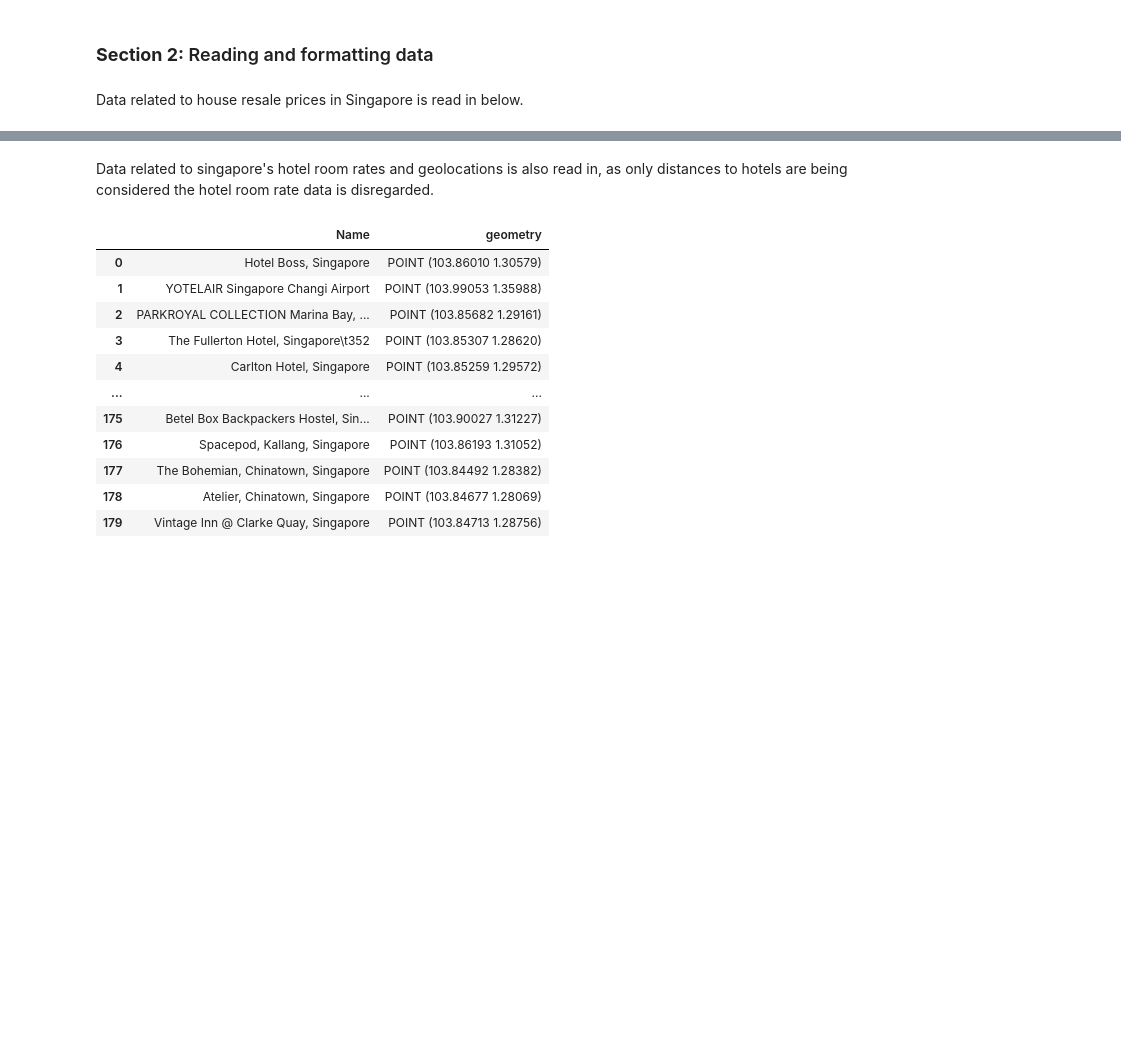
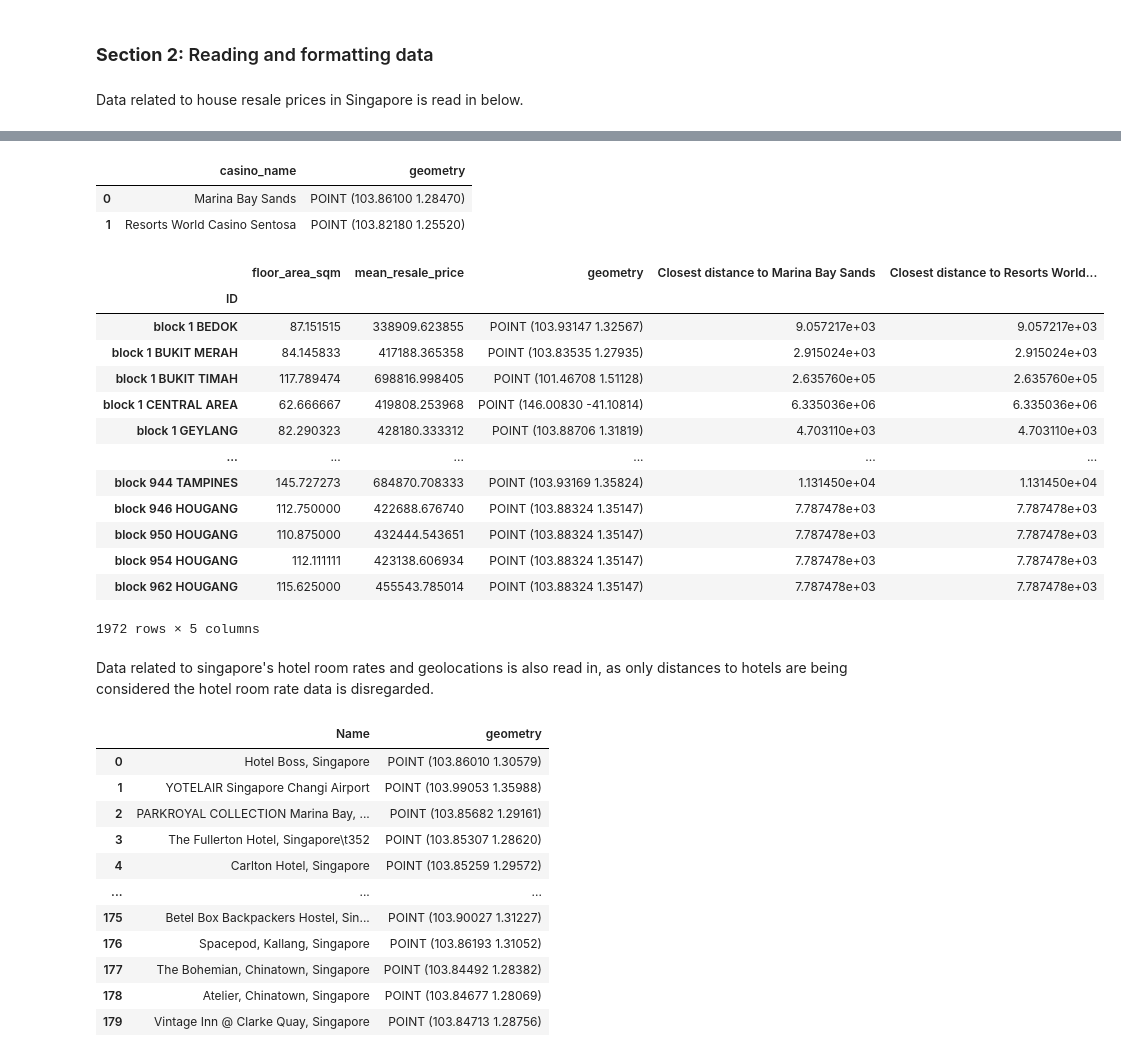
Before and after one commit to Ankur1995/AnkurShankerDissertation, a Jupyter notebook: Singapore housing data extraction [Ankur Shanker].ipynb, the cells around one changed output, grey strips where cells are left out. Drawn from its saved outputs; the diff is of its cells as text; code cells hidden in the pictures; blank space fills up the shorter version.

```diff
--- a/Singapore housing data extraction [Ankur Shanker].ipynb
+++ b/Singapore housing data extraction [Ankur Shanker].ipynb
@@ -60,0 +218,5 @@ singapore_2000_onwards
+# %%
+singapore_2000_onwards['x'] = xValues
+singapore_2000_onwards['y'] = yValues
+
+singapore_2000_onwards.dropna(inplace=True)
@@ -60,0 +238,4 @@ singapore_2000_onwards
+# %%
+singapore_2000_onwards = gpd.GeoDataFrame(singapore_2000_onwards, geometry=gpd.points_from_xy(singapore_2000_onwards['y'], singapore_2000_onwards['x']))
+singapore_2000_onwards = singapore_2000_onwards[['floor_area_sqm', 'mean_resale_price', 'geometry']]
+singapore_2000_onwards
@@ -61,3 +257,56 @@ singapore_2000_onwards
+# %%
+singapore_casino_locations = pd.DataFrame()
+
+singapore_casino_locations['casino_name'] = ['Marina Bay Sands',
+                                             'Resorts World Casino Sentosa']
+singapore_casino_locations['x'] = [1.2847, 1.2552]
+singapore_casino_locations['y'] = [103.8610, 103.8218]
+
+singapore_casino_locations = gpd.GeoDataFrame(singapore_casino_locations,
+                                              geometry = gpd.points_from_xy(singapore_casino_locations['y'],
+                                                                 singapore_casino_locations['x']))
+singapore_casino_locations = singapore_casino_locations[['casino_name', 'geometry']]
+singapore_casino_locations
+# %% [output]
+|  | casino_name | geometry |
+| 0 | Marina Bay Sands | POINT (103.86100 1.28470) |
+| 1 | Resorts World Casino Sentosa | POINT (103.82180 1.25520) |
+# %%
+def CalculateDistance(attribute, tag):
+    distances = [];
+    for i, row in singapore_2000_onwards.iterrows():
+
+        closest_distance= 1000000000000000
+
+        for j, location in attribute.iterrows():
+            coords1 = (singapore_2000_onwards.at[i, 'geometry'].y, singapore_2000_onwards.at[i, 'geometry'].x)
+            coords2 = (attribute.at[j, 'geometry'].y, attribute.at[j, 'geometry'].x)
+            distance = geopy.distance.geodesic(coords1, coords2).m
+            if(distance < closest_distance):
+                closest_distance = distance
+        distances.append(closest_distance)
+    singapore_2000_onwards[tag] = distances
+# %%
+for i, mall in singapore_casino_locations.iterrows():
+    name = singapore_casino_locations.at[i, 'casino_name']
+    tag = 'Closest distance to ' +  name
+    CalculateDistance(singapore_casino_locations, tag)
+singapore_2000_onwards
+# %% [output]
+|  | floor_area_sqm | mean_resale_price | geometry | Closest distance to Marina Bay Sands | Closest distance to Resorts World... |
+| ID |  |  |  |  |  |
+| block 1 BEDOK | 87.151515 | 338909.623855 | POINT (103.93147 1.32567) | 9.057217e+03 | 9.057217e+03 |
+| block 1 BUKIT MERAH | 84.145833 | 417188.365358 | POINT (103.83535 1.27935) | 2.915024e+03 | 2.915024e+03 |
+| block 1 BUKIT TIMAH | 117.789474 | 698816.998405 | POINT (101.46708 1.51128) | 2.635760e+05 | 2.635760e+05 |
+| block 1 CENTRAL AREA | 62.666667 | 419808.253968 | POINT (146.00830 -41.10814) | 6.335036e+06 | 6.335036e+06 |
+| block 1 GEYLANG | 82.290323 | 428180.333312 | POINT (103.88706 1.31819) | 4.703110e+03 | 4.703110e+03 |
+| ... | ... | ... | ... | ... | ... |
+| block 944 TAMPINES | 145.727273 | 684870.708333 | POINT (103.93169 1.35824) | 1.131450e+04 | 1.131450e+04 |
+| block 946 HOUGANG | 112.750000 | 422688.676740 | POINT (103.88324 1.35147) | 7.787478e+03 | 7.787478e+03 |
+| block 950 HOUGANG | 110.875000 | 432444.543651 | POINT (103.88324 1.35147) | 7.787478e+03 | 7.787478e+03 |
+| block 954 HOUGANG | 112.111111 | 423138.606934 | POINT (103.88324 1.35147) | 7.787478e+03 | 7.787478e+03 |
+| block 962 HOUGANG | 115.625000 | 455543.785014 | POINT (103.88324 1.35147) | 7.787478e+03 | 7.787478e+03 |
+1972 rows × 5 columns
 # %% [markdown]
 Data related to singapore's hotel room rates and geolocations is also read in, as only distances to hotels are being considered the hotel room rate data is disregarded.
 # %%
```
Also changed, not shown: parts of 10 cells of this notebook, 18 other files.
